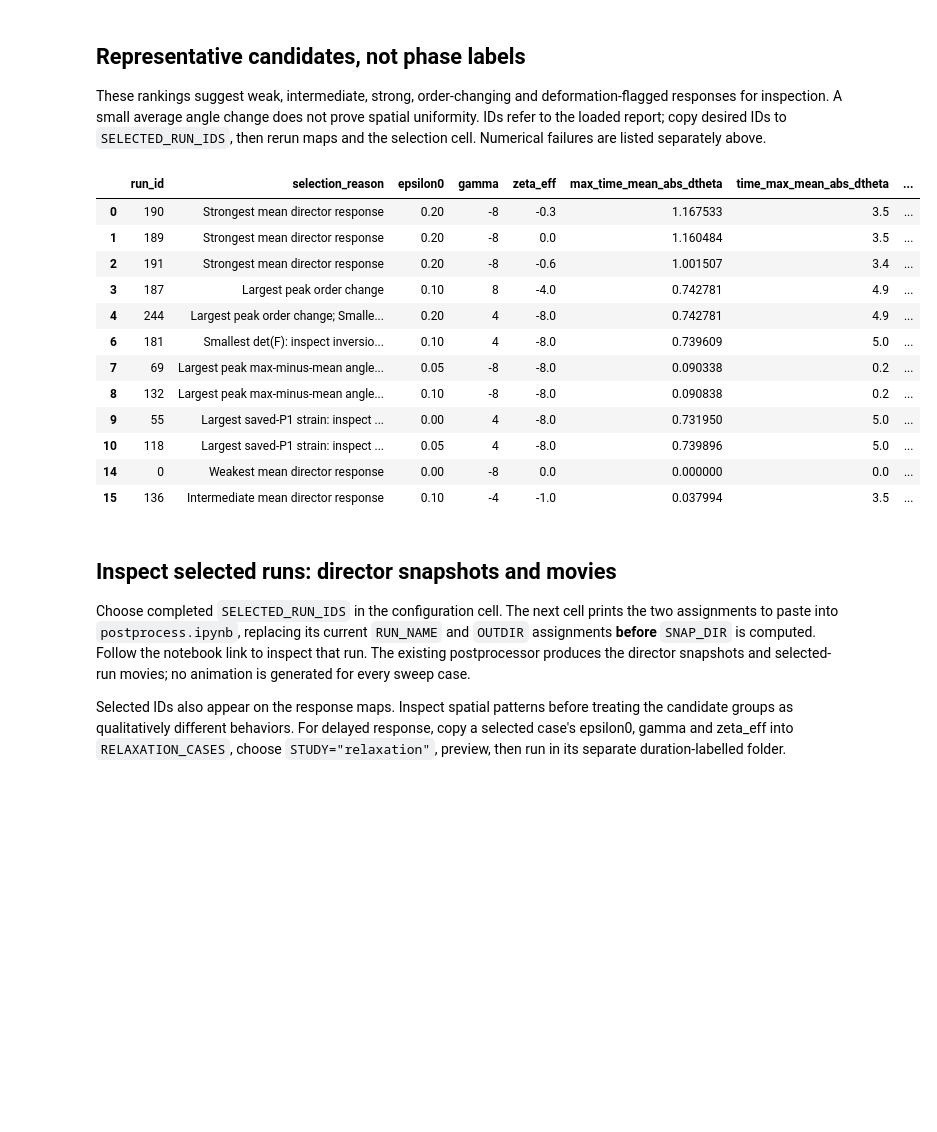
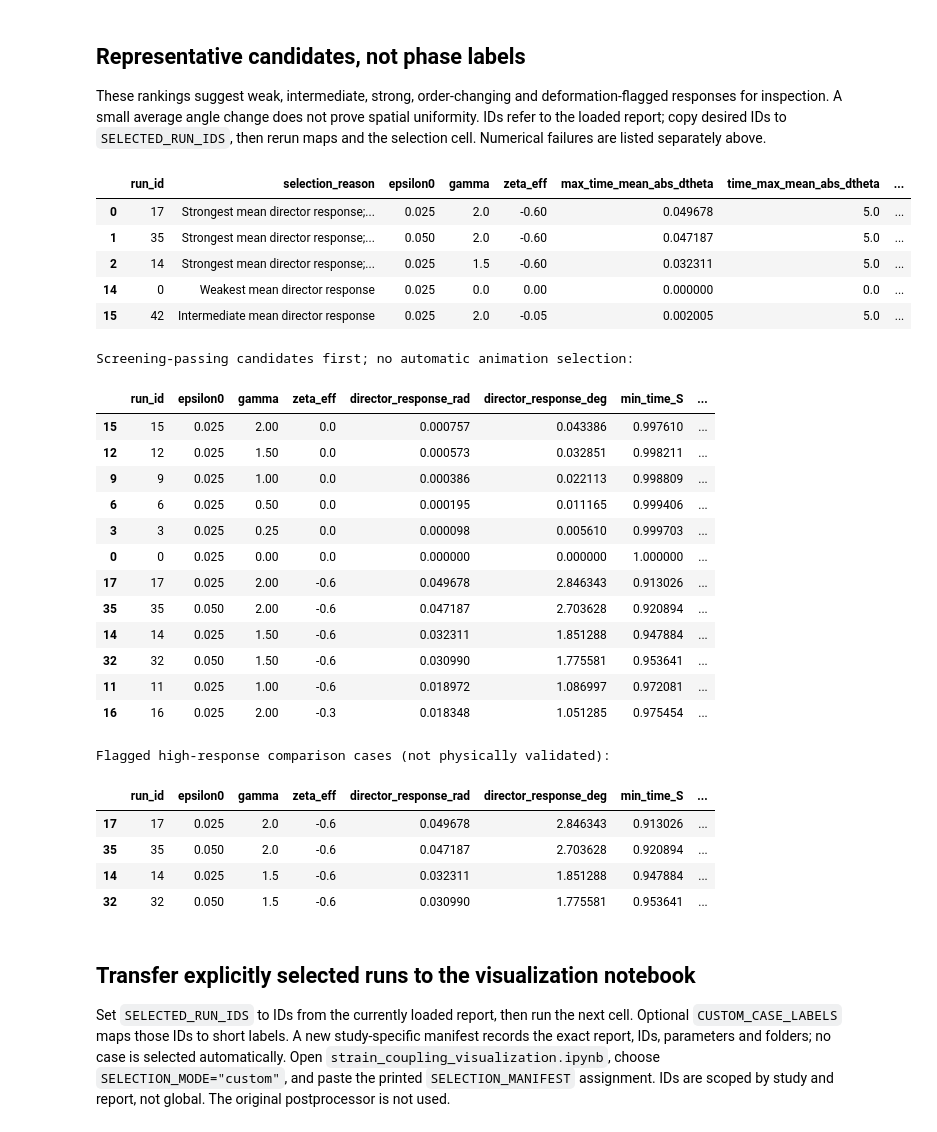
Before and after one commit to C-Giannios/FEniCS-Muscle_AOS, a Jupyter notebook: phase_diagram_strain_coupling.ipynb, the cells around one changed output. Drawn from its saved outputs; the diff is of its cells as text; code cells hidden in the pictures; blank space fills up the shorter version.

```diff
--- a/phase_diagram_strain_coupling.ipynb
+++ b/phase_diagram_strain_coupling.ipynb
@@ -493,13 +643,17 @@ if report is not None:
 Use the latest report for this study, or the one just generated. Every batch report covers the full configured grid, so do not concatenate overlapping batch reports.
 # %%
 def load_report():
-    global PARAMETERS, METRICS, FIXED_PARAMETERS, complete, FIXED_PARAMETER, fixed_values
+    global PARAMETERS, METRICS, FIXED_PARAMETERS, complete, FIXED_PARAMETER, fixed_values, LOADED_REPORTS, LOADED_STUDY_TAG
     reports = sorted(ANALYSIS_DIR.glob(f"{REPORT_PREFIX}_*.csv")) if CSV_FILES is None else [Path(p) for p in CSV_FILES]
     if not reports:
         print(f"No reports yet in {ANALYSIS_DIR}. Preview complete; plots will appear after running or analyzing the sweep.")
         return None
     if CSV_FILES is None:
         reports = reports[-1:]
+    LOADED_REPORTS = [path.resolve() for path in reports]
+    LOADED_STUDY_TAG = STUDY_TAG
+    if REFINED_STUDY is not None and any(not path.name.startswith(REPORT_PREFIX + "_") for path in reports):
+        raise ValueError("Selected report does not belong to the configured refined study")
     data = pd.concat([pd.read_csv(p).assign(source_csv=p.name) for p in reports], ignore_index=True)
     PARAMETERS = ["epsilon0", "gamma", "zeta_eff"]
     METRICS = ["mean_abs_dtheta", "max_abs_dtheta", "mean_abs_dS", "min_S", "max_S", "max_u", "max_vm"]
@@ -509,13 +663,17 @@ def load_report():
         raise ValueError(f"Missing CSV columns: {sorted(missing)}")
     if data.empty or not np.isfinite(data[PARAMETERS + FIXED_PARAMETERS + ["target_t"]].to_numpy(dtype=float)).all():
         raise ValueError("Empty report or invalid parameter values")
+    if REFINED_STUDY == "AC":
+        expected = {tuple(p[k] for k in PARAMETERS) for p in parameter_grid()}
+        if set(data[PARAMETERS].itertuples(index=False, name=None)) != expected:
+            raise ValueError("Load one combined AC report covering the original 36 and nine additions.")
     if data.duplicated(PARAMETERS).any():
         raise ValueError("Overlapping parameter combinations: select one report, or disjoint reports only.")
     for parameter in FIXED_PARAMETERS + ["target_t"]:
         if data[parameter].nunique(dropna=False) != 1:
             raise ValueError(f"Do not mix different {parameter} settings in these comparisons.")
     # Older pilot reports remain readable; absent new diagnostics are not invented.
-    for column in TIME_METRICS:
+    for column in TIME_METRICS + ADDED_METRICS:
         if column not in data:
             data[column] = np.nan
     if "review_flags" not in data:
@@ -740,51 +912,87 @@ if data is not None:
             record = row.to_dict()
             record["selection_reason"] = label
             candidates.append(record)
     if not good.empty:
 
         middle = (good[score] - good[score].median()).abs().nsmallest(1).index
 
         add_candidates("Strongest mean director response", good.nlargest(3, score))
         add_candidates("Largest peak order change", good.nlargest(2, "mean_abs_dS"))
         add_candidates("Smallest det(F): inspect inversion", good.dropna(subset=["min_time_det_F_p1"]).nsmallest(2, "min_time_det_F_p1"))
         spread = good["max_abs_dtheta"] - good["mean_abs_dtheta"]
         add_candidates("Largest peak max-minus-mean angle: inspect spatial field", good.loc[spread.nlargest(2).index])
         add_candidates("Largest saved-P1 strain: inspect model validity", good.dropna(subset=["max_time_strain_p1"]).nlargest(2, "max_time_strain_p1"))
         flags = good["review_flags"].fillna("not assessed").ne("none")
         add_candidates("Screening flag: manual review", good.loc[flags].nlargest(3, "max_time_grad_u_p1"))
         add_candidates("Weakest mean director response", good.nsmallest(1, score))
         add_candidates("Intermediate mean director response", good.loc[middle])
         candidate_table = pd.DataFrame(candidates)
         reasons = candidate_table.groupby("run_id")["selection_reason"].agg(lambda x: "; ".join(dict.fromkeys(x)))
         candidate_table = candidate_table.drop_duplicates("run_id").copy()
         candidate_table["selection_reason"] = candidate_table["run_id"].map(reasons)
         candidate_table = candidate_table.head(CANDIDATE_LIMIT)
         display(candidate_table[["run_id", "selection_reason", *PARAMETERS, score,
                                  "time_max_mean_abs_dtheta", "mean_abs_dS", "max_time_strain_p1",
                                  "max_time_grad_u_p1", "min_time_det_F_p1", "min_time_S", "max_time_S",
                                  "review_flags", "run_folder"]])
     else:
         print("No completed cases to rank yet.")
+
+# Additional compact ranking: strict screening pass first, not physical validation.
+if data is not None and REFINED_STUDY is not None:
+    ranked = data.loc[data.status.eq("complete")].copy()
+    ranked["screen_pass"] = ((ranked.max_time_strain_p1 <= STRAIN_REVIEW) &
+                             (ranked.max_time_grad_u_p1 <= GRAD_REVIEW) &
+                             (ranked.min_time_det_F_p1 > 0) &
+                             (ranked.max_time_excluded_area_fraction == 0) &
+                             (ranked.max_time_S <= S_HIGH_REVIEW))
+    ranked = ranked.sort_values(["screen_pass", "max_time_excluded_area_fraction", "max_time_masked_mean_abs_dtheta"],
+                                ascending=[False, True, False], na_position="last")
+    ranked["director_response_rad"] = ranked["max_time_masked_mean_abs_dtheta"]
+    ranked["director_response_deg"] = np.degrees(ranked["director_response_rad"])
+    ranked["screening_status"] = np.select(
+        [ranked.screen_pass, ranked.min_time_det_F_p1.le(0)],
+        ["Passes screening; not physically validated", "P1 inversion: nonphysical geometry preview"],
+        default="Flagged: inspect local P1 / order diagnostics")
+    cols = ["run_id", *PARAMETERS, "director_response_rad", "director_response_deg",
+            "min_time_S", "max_time_S", "max_time_excluded_area_fraction",
+            "max_time_strain_area_fraction", "max_time_gradient_area_fraction",
+            "min_time_det_F_p1", "screening_status", "review_flags", "run_folder"]
+    print("Screening-passing candidates first; no automatic animation selection:")
+    display(ranked[cols].head(CANDIDATE_LIMIT))
+    print("Flagged high-response comparison cases (not physically validated):")
+    display(ranked.loc[~ranked.screen_pass].sort_values("director_response_rad", ascending=False)[cols].head(4))
 # %% [output]
 |  | run_id | selection_reason | epsilon0 | gamma | zeta_eff | max_time_mean_abs_dtheta | time_max_mean_abs_dtheta | ... |
-| 0 | 190 | Strongest mean director response | 0.20 | -8 | -0.3 | 1.167533 | 3.5 | ... |
-| 1 | 189 | Strongest mean director response | 0.20 | -8 | 0.0 | 1.160484 | 3.5 | ... |
-| 2 | 191 | Strongest mean director response | 0.20 | -8 | -0.6 | 1.001507 | 3.4 | ... |
-| 3 | 187 | Largest peak order change | 0.10 | 8 | -4.0 | 0.742781 | 4.9 | ... |
-| 4 | 244 | Largest peak order change; Smalle... | 0.20 | 4 | -8.0 | 0.742781 | 4.9 | ... |
-| 6 | 181 | Smallest det(F): inspect inversio... | 0.10 | 4 | -8.0 | 0.739609 | 5.0 | ... |
-| 7 | 69 | Largest peak max-minus-mean angle... | 0.05 | -8 | -8.0 | 0.090338 | 0.2 | ... |
-| 8 | 132 | Largest peak max-minus-mean angle... | 0.10 | -8 | -8.0 | 0.090838 | 0.2 | ... |
-| 9 | 55 | Largest saved-P1 strain: inspect ... | 0.00 | 4 | -8.0 | 0.731950 | 5.0 | ... |
-| 10 | 118 | Largest saved-P1 strain: inspect ... | 0.05 | 4 | -8.0 | 0.739896 | 5.0 | ... |
-| 14 | 0 | Weakest mean director response | 0.00 | -8 | 0.0 | 0.000000 | 0.0 | ... |
-| 15 | 136 | Intermediate mean director response | 0.10 | -4 | -1.0 | 0.037994 | 3.5 | ... |
+| 0 | 17 | Strongest mean director response;... | 0.025 | 2.0 | -0.60 | 0.049678 | 5.0 | ... |
+| 1 | 35 | Strongest mean director response;... | 0.050 | 2.0 | -0.60 | 0.047187 | 5.0 | ... |
+| 2 | 14 | Strongest mean director response;... | 0.025 | 1.5 | -0.60 | 0.032311 | 5.0 | ... |
+| 14 | 0 | Weakest mean director response | 0.025 | 0.0 | 0.00 | 0.000000 | 0.0 | ... |
+| 15 | 42 | Intermediate mean director response | 0.025 | 2.0 | -0.05 | 0.002005 | 5.0 | ... |
+Screening-passing candidates first; no automatic animation selection:
+|  | run_id | epsilon0 | gamma | zeta_eff | director_response_rad | director_response_deg | min_time_S | ... |
+| 15 | 15 | 0.025 | 2.00 | 0.0 | 0.000757 | 0.043386 | 0.997610 | ... |
+| 12 | 12 | 0.025 | 1.50 | 0.0 | 0.000573 | 0.032851 | 0.998211 | ... |
+| 9 | 9 | 0.025 | 1.00 | 0.0 | 0.000386 | 0.022113 | 0.998809 | ... |
+| 6 | 6 | 0.025 | 0.50 | 0.0 | 0.000195 | 0.011165 | 0.999406 | ... |
+| 3 | 3 | 0.025 | 0.25 | 0.0 | 0.000098 | 0.005610 | 0.999703 | ... |
+| 0 | 0 | 0.025 | 0.00 | 0.0 | 0.000000 | 0.000000 | 1.000000 | ... |
+| 17 | 17 | 0.025 | 2.00 | -0.6 | 0.049678 | 2.846343 | 0.913026 | ... |
+| 35 | 35 | 0.050 | 2.00 | -0.6 | 0.047187 | 2.703628 | 0.920894 | ... |
+| 14 | 14 | 0.025 | 1.50 | -0.6 | 0.032311 | 1.851288 | 0.947884 | ... |
+| 32 | 32 | 0.050 | 1.50 | -0.6 | 0.030990 | 1.775581 | 0.953641 | ... |
+| 11 | 11 | 0.025 | 1.00 | -0.6 | 0.018972 | 1.086997 | 0.972081 | ... |
+| 16 | 16 | 0.025 | 2.00 | -0.3 | 0.018348 | 1.051285 | 0.975454 | ... |
+Flagged high-response comparison cases (not physically validated):
+|  | run_id | epsilon0 | gamma | zeta_eff | director_response_rad | director_response_deg | min_time_S | ... |
+| 17 | 17 | 0.025 | 2.0 | -0.6 | 0.049678 | 2.846343 | 0.913026 | ... |
+| 35 | 35 | 0.050 | 2.0 | -0.6 | 0.047187 | 2.703628 | 0.920894 | ... |
+| 14 | 14 | 0.025 | 1.5 | -0.6 | 0.032311 | 1.851288 | 0.947884 | ... |
+| 32 | 32 | 0.050 | 1.5 | -0.6 | 0.030990 | 1.775581 | 0.953641 | ... |
 # %% [markdown]
-## Inspect selected runs: director snapshots and movies
+## Transfer explicitly selected runs to the visualization notebook
 
-Choose completed `SELECTED_RUN_IDS` in the configuration cell. The next cell prints the two assignments to paste into `postprocess.ipynb`, replacing its current `RUN_NAME` and `OUTDIR` assignments **before** `SNAP_DIR` is computed. Follow the notebook link to inspect that run. The existing postprocessor produces the director snapshots and selected-run movies; no animation is generated for every sweep case.
-
-Selected IDs also appear on the response maps. Inspect spatial patterns before treating the candidate groups as qualitatively different behaviors. For delayed response, copy a selected case's epsilon0, gamma and zeta_eff into `RELAXATION_CASES`, choose `STUDY="relaxation"`, preview, then run in its separate duration-labelled folder.
+Set `SELECTED_RUN_IDS` to IDs from the currently loaded report, then run the next cell. Optional `CUSTOM_CASE_LABELS` maps those IDs to short labels. A new study-specific manifest records the exact report, IDs, parameters and folders; no case is selected automatically. Open `strain_coupling_visualization.ipynb`, choose `SELECTION_MODE="custom"`, and paste the printed `SELECTION_MANIFEST` assignment. IDs are scoped by study and report, not global. The original postprocessor is not used.
 # %%
 from IPython.display import FileLink
 
```
Also changed, not shown: parts of 11 cells of this notebook, 1 other file.
